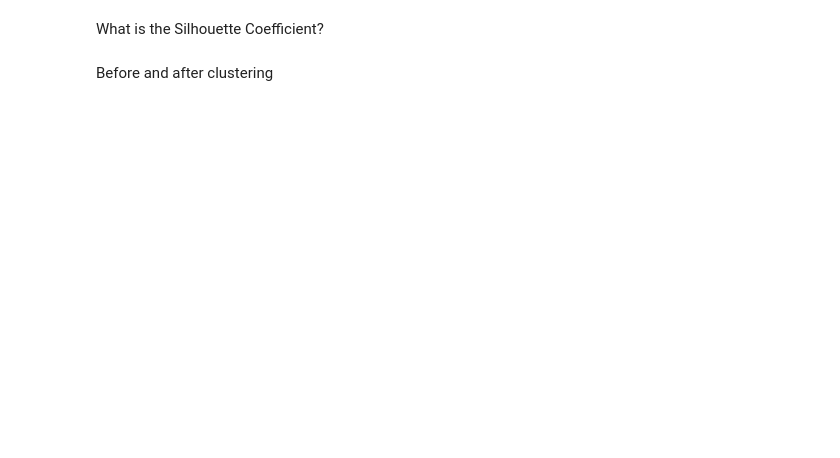
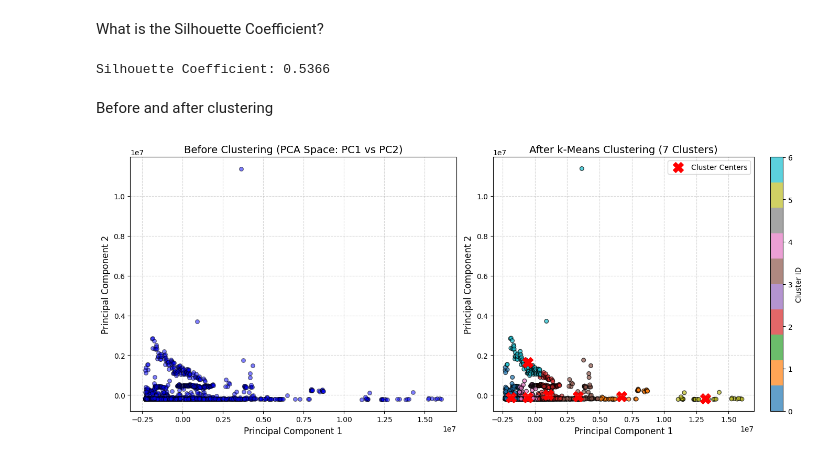
Before and after one commit to Jim123-Eu/assignment_III, a Jupyter notebook: T2520_Assignment_Part_III_Template.ipynb, the cells around one changed output. Cells and saved outputs as stored; diff of their text form; code cells hidden in the pictures; blank space fills up the shorter version.

```diff
--- a/T2520_Assignment_Part_III_Template.ipynb
+++ b/T2520_Assignment_Part_III_Template.ipynb
@@ -14,7 +13,7 @@ import matplotlib.pyplot as plt
 # %% [markdown]
 Load the dataset
 # %%
-df = read_csv("https://raw.githubusercontent.com/wooihaw/datasets/main/steel_faults.csv")
+df = pd.read_csv("https://raw.githubusercontent.com/wooihaw/datasets/main/steel_faults.csv")
 df.head()
 # %% [output]
 |  | X_Minimum | X_Maximum | Y_Minimum | Y_Maximum | Pixels_Areas | X_Perimeter | Y_Perimeter | Sum_of_Luminosity | ... |
@@ -88,3 +106,10 @@ Use X and y to store the features and label
 # %% [markdown]
 **Dimensionality Reduction**
 Reduce the dimensionality to only 5 features using PCA
+# %%
+# Apply PCA to reduce dataset features to 5 principal components
+pca = PCA(n_components=5)
+X_pca = pca.fit_transform(X)
+
+print(f"Original feature shape: {X.shape}")
+print(f"PCA-reduced feature shape: {X_pca.shape}")
@@ -97,2 +182,11 @@ Get the index of the maximum value in each column (principal component)
 # %% [markdown]
 **k-Means Clustering**
+# %%
+# Perform k-Means clustering on PCA-reduced features with 7 clusters
+kmeans = KMeans(n_clusters=7, random_state=42, n_init=10)
+cluster_labels = kmeans.fit_predict(X_pca)
+
+
+print("k-Means clustering complete.")
+print("Cluster assignment distribution:")
+print(pd.Series(cluster_labels).value_counts().sort_index())
@@ -99,4 +204,40 @@ Get the index of the maximum value in each column (principal component)
 # %% [markdown]
 What is the Silhouette Coefficient?
+# %%
+# Calculate Silhouette Coefficient for the k-Means clustering on X_pca
+silhouette_avg = silhouette_score(X_pca, cluster_labels)
+print(f"Silhouette Coefficient: {silhouette_avg:.4f}")
+# %% [output]
+Silhouette Coefficient: 0.5366
 # %% [markdown]
 Before and after clustering
+# %%
+# Plot data before and after clustering using the first 2 principal components
+plt.figure(figsize=(14, 6))
+
+# Plot 1: Before Clustering (Data projected on PC1 and PC2)
+plt.subplot(1, 2, 1)
+plt.scatter(X_pca[:, 0], X_pca[:, 1], c='blue', alpha=0.5, edgecolors='k', s=30)
+plt.title("Before Clustering (PCA Space: PC1 vs PC2)", fontsize=14)
+plt.xlabel("Principal Component 1", fontsize=12)
+plt.ylabel("Principal Component 2", fontsize=12)
+plt.grid(True, linestyle='--', alpha=0.5)
+
+# Plot 2: After k-Means Clustering
+plt.subplot(1, 2, 2)
+scatter = plt.scatter(X_pca[:, 0], X_pca[:, 1], c=cluster_labels, cmap='tab10', alpha=0.7, edgecolors='k', s=30)
+
+# Mark cluster centroids
+plt.scatter(kmeans.cluster_centers_[:, 0], kmeans.cluster_centers_[:, 1],
+            c='red', marker='X', s=200, label='Cluster Centers')
+plt.title("After k-Means Clustering (7 Clusters)", fontsize=14)
+plt.xlabel("Principal Component 1", fontsize=12)
+plt.ylabel("Principal Component 2", fontsize=12)
+plt.legend()
+plt.colorbar(scatter, label='Cluster ID')
+plt.grid(True, linestyle='--', alpha=0.5)
+
+plt.tight_layout()
+plt.show()
+# %% [output]
+[figure, added]
```
Also changed, not shown: parts of 12 cells of this notebook.
